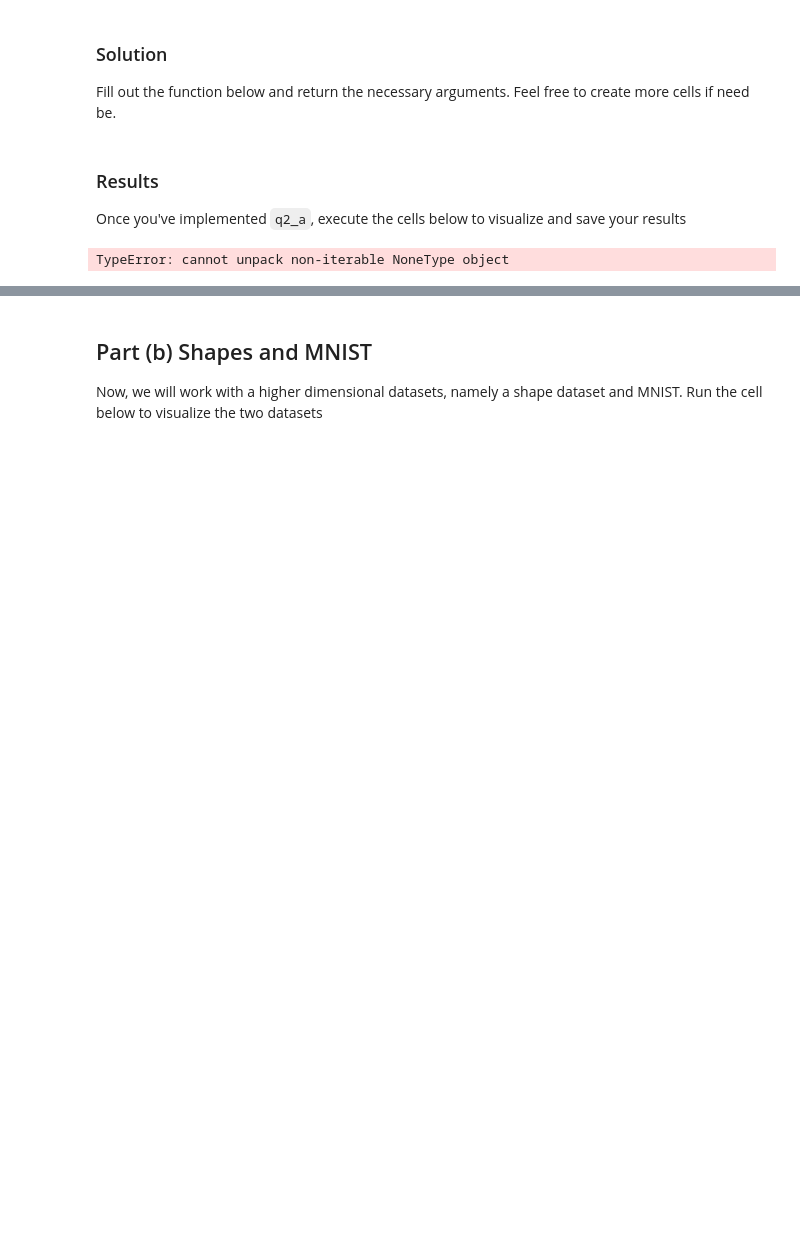
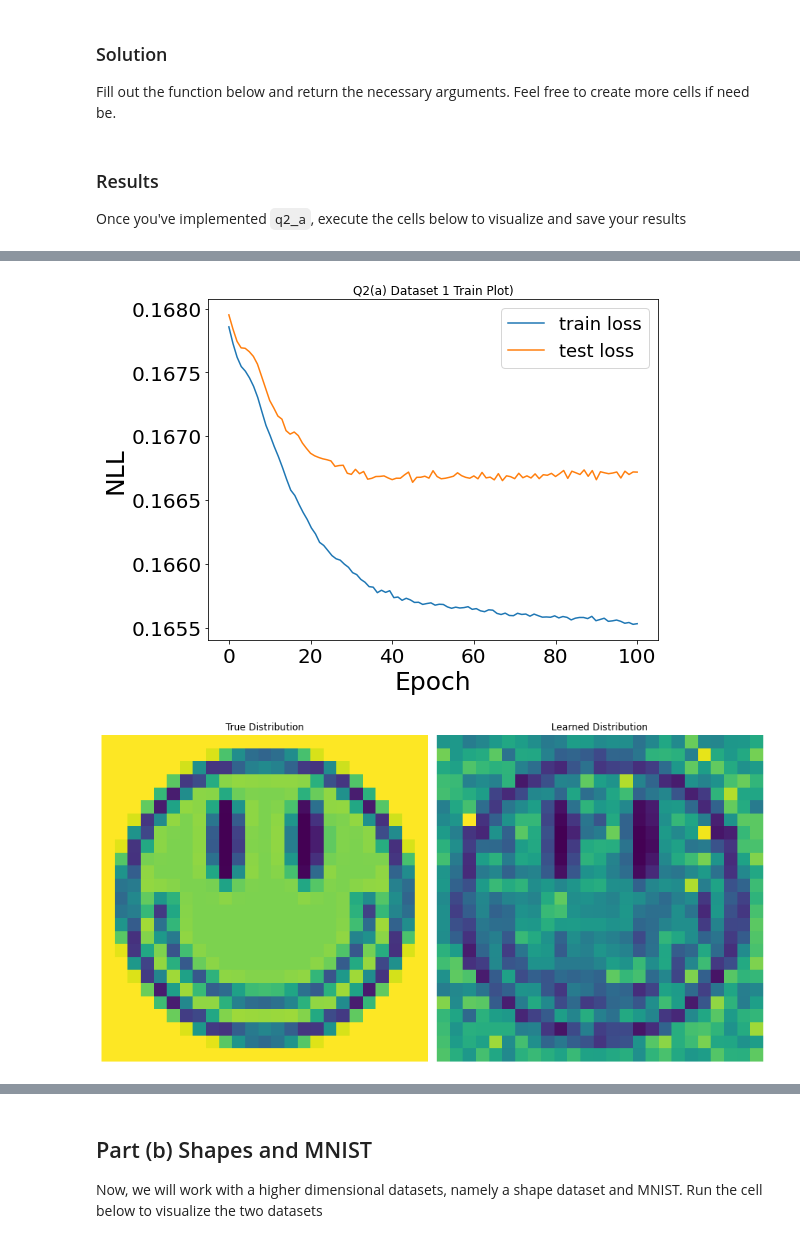
Before and after one commit to breengles/dul_2021, a Jupyter notebook: Homework1_MADE.ipynb, the cells around one changed output, grey strips where cells are left out. Saved outputs shown, nothing was run; the diff lists cells and outputs as text; code cells hidden in the pictures; blank space fills up the shorter version.

```diff
--- a/Homework1_MADE.ipynb
+++ b/Homework1_MADE.ipynb
@@ -45,7 +52,7 @@ A few notes:
 ### Solution
 Fill out the function below and return the necessary arguments. Feel free to create more cells if need be.
 # %%
-def q1_a(train_data, test_data, d, dset_id):
+def q1_a(train_data, test_data, d, dset_id, epochs=30, lr=1e-3, l2=1e-7, bs=64, device="cuda"):
     """
     train_data: An (n_train, 2) numpy array of integers in {0, ..., d-1}
     test_data: An (n_test, 2) numpy array of integers in {0, .., d-1}
@@ -58,11 +65,19 @@ def q1_a(train_data, test_data, d, dset_id):
     - a (# of epochs + 1,) numpy array of test_losses evaluated once at initialization and after each epoch
     - a numpy array of size (d, d) of probabilities (the learned joint distribution)
     """
+
+    train = get_dataloader(train_data, bs)
+    test = get_dataloader(test_data, bs)
+
+    model = MADE((128, 128, 128), 2, 2, d).to(device)
+
+    model, train_loss, test_loss = model.fit(train, test, epochs=epochs, lr=lr, l2=l2)
+
+    with torch.no_grad():
+        dist = get_joint_dist(model, d, device)
+
+    return train_loss, test_loss, dist
 # %% [markdown]
 ### Results
 
 Once you've implemented `q2_a`, execute the cells below to visualize and save your results
-# %%
-q1_save_results(1, 'a', q1_a)
-# %% [output]
-TypeError: cannot unpack non-iterable NoneType object
@@ -70,0 +84,3 @@ q1_save_results(2, 'a', q1_a)
+# %%
+q1_save_results(1, 'a', lambda train, test, d, dset_id : q1_a(train, test, d, dset_id, epochs=100, lr=1e-3, l2=1e-5, bs=1024))
+# %% [output]
@@ -70,0 +88,2 @@ q1_save_results(2, 'a', q1_a)
+[figure, added]
+[figure, added]
```
Also changed, not shown: parts of 14 cells of this notebook, 11 other files.
